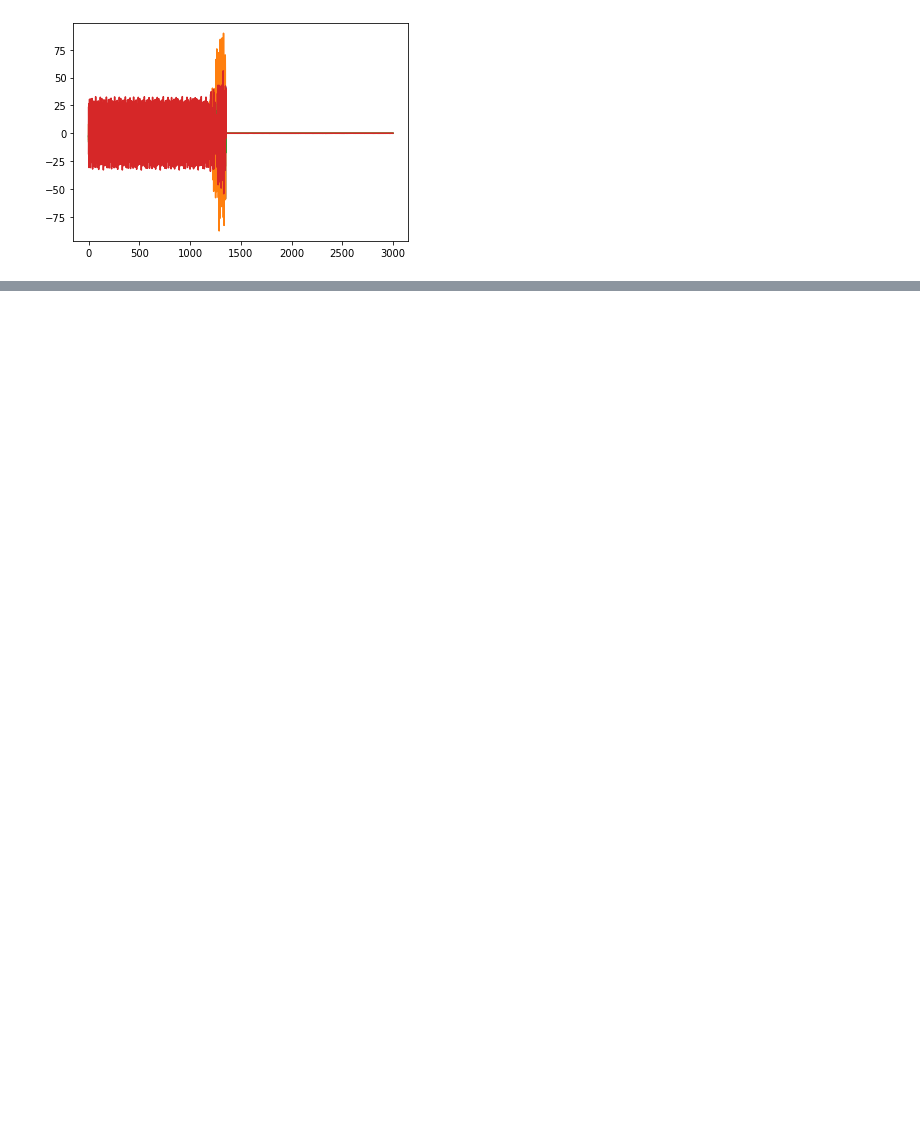
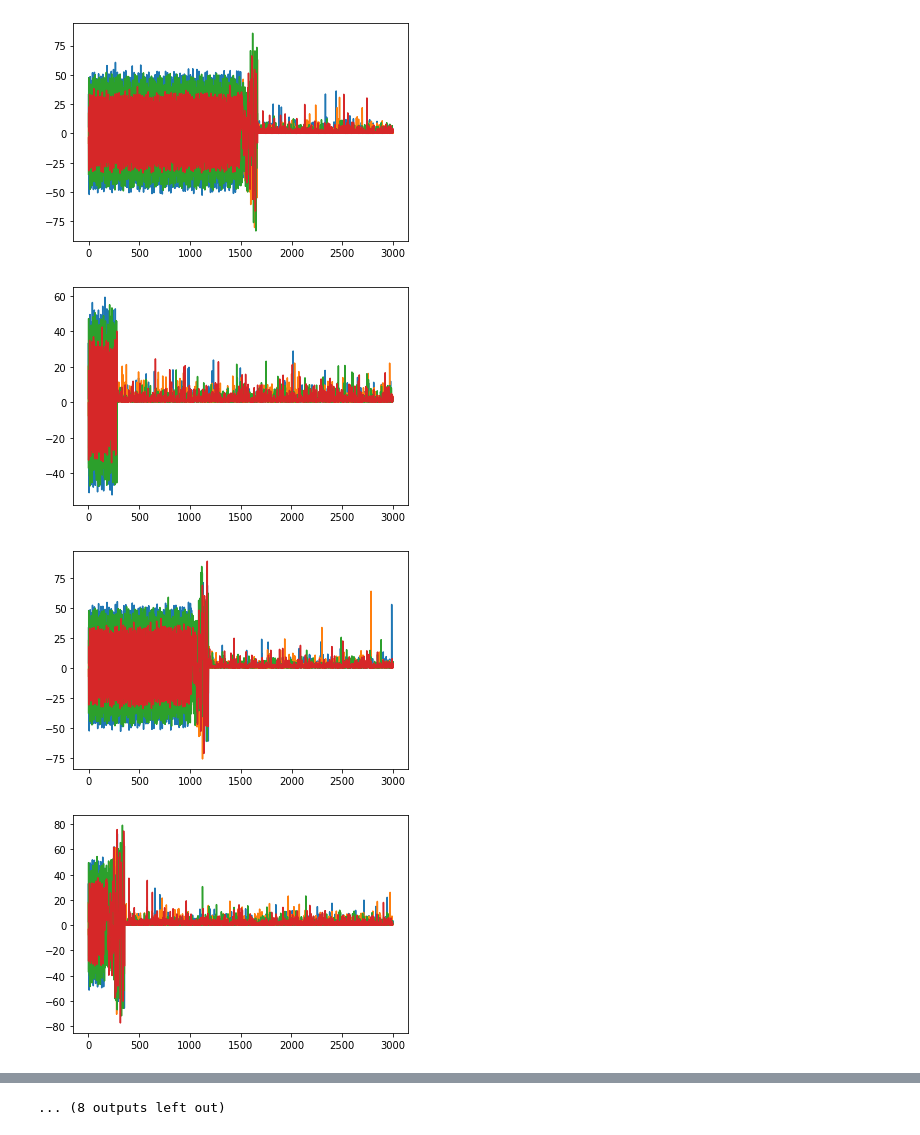
Before and after one commit to tagup/ops-challenges, a Jupyter notebook: data-science/Data_science_exercise.ipynb, the cells around one changed output, grey strips where cells are left out. Cells and saved outputs as stored; diff of their text form; code cells hidden in the pictures; blank space fills up the shorter version.

```diff
--- a/data-science/Data_science_exercise.ipynb
+++ b/data-science/Data_science_exercise.ipynb
@@ -26,13 +26,17 @@ A few notes to help:
 # %%
 # To help you get started...
 from IPython.display import display
 import pandas as pd
 import matplotlib.pyplot as plt
 %matplotlib inline
 
-data = pd.read_csv('exampleco_data.csv',index_col=0)
+for i in range(20):
+    data = pd.read_csv('exampleco_data/machine_'+str(i)+'.csv',index_col=0)
 
-plt.plot(range(len(data)), data)
-plt.show()
+    plt.plot(range(len(data)), data)
+    plt.show()
 # %% [output]
-[figure, old version]
+[figure, new version]
+[figure, added]
+[figure, added]
+[figure, added]
@@ -38,0 +51 @@ plt.show()
+... (8 outputs left out)
```
Also changed, not shown: parts of 2 cells of this notebook.
